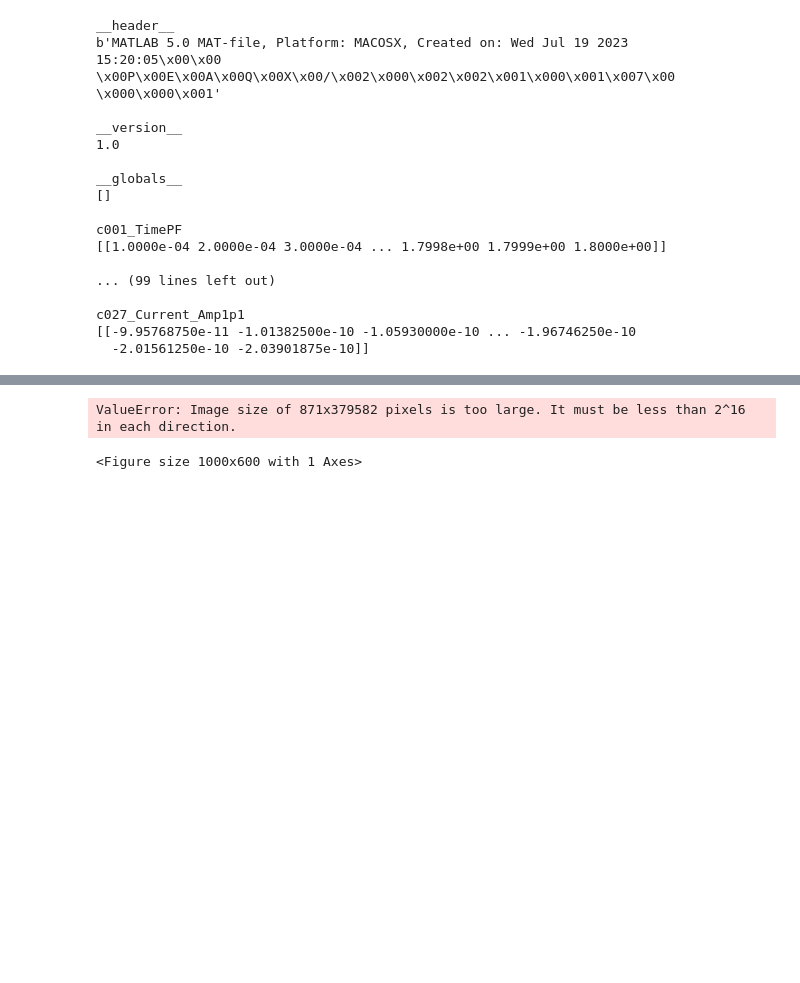
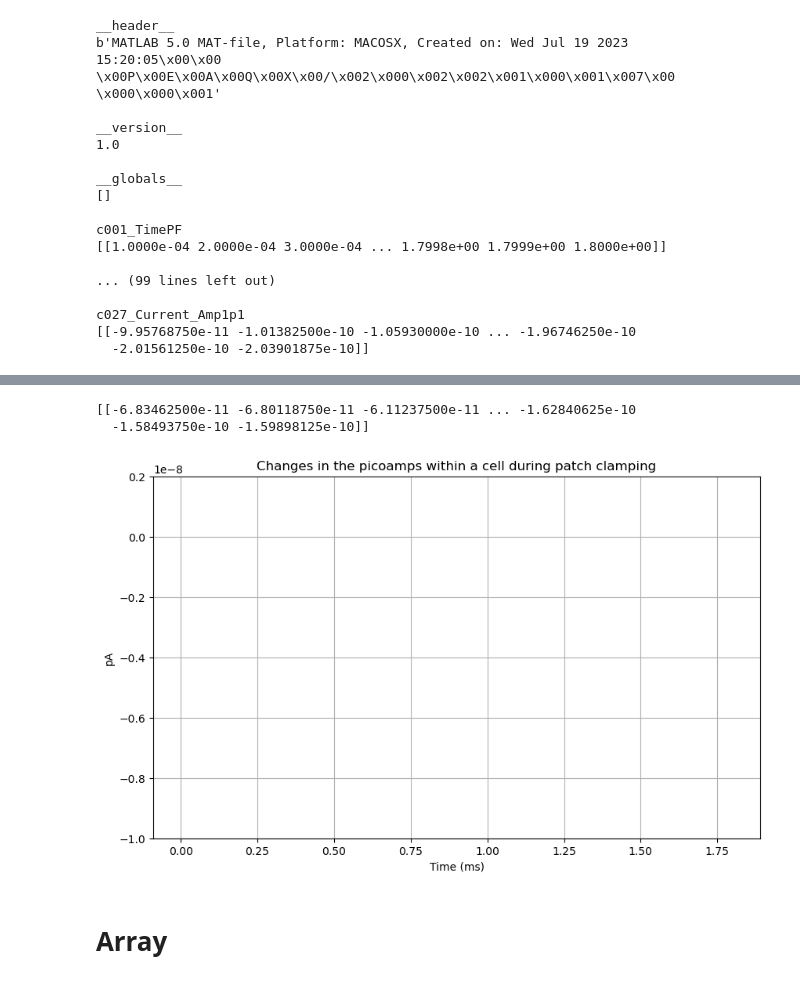
Before and after one commit to joyadler/Analysis_code, a Jupyter notebook: Analysis_code.ipynb, the cells around one changed output, grey strips where cells are left out. Cells and saved outputs as stored; diff of their text form; code cells hidden in the pictures; blank space fills up the shorter version.

```diff
--- a/Analysis_code.ipynb
+++ b/Analysis_code.ipynb
@@ -71,32 +106,35 @@ c030_Current_Amp1p1
 # %%
 # Assuming you have your picoamp data and time data in these arrays
 # For instance:
 # picoamps = np.array([...])
 
 # time = np.linspace(0, 400, 4000)
 
 plt.figure(figsize=(10, 6))  # Create a new figure with a custom size (optional)
 
+# for trial_name, pA in new_data.items():
+#     time = np.linspace(0, len(pA)/10, len(pA))  # Create a time array matching the picoamps array
+#     plt.plot(time, pA, label=trial_name)
+#     break
+
+
+# Plot picoamp data over time for each trial
 for trial_name, pA in new_data.items():
-    time = np.linspace(0, len(pA)/10, len(pA))  # Create a time array matching the picoamps array
-    plt.plot(time, pA, label=trial_name)
-    break
+    print(pA)
+    plt.plot(times, pA)
+    break  # Break the loop after the first iteration
 
-# # Plot picoamp data over time for each trial
-# for trial_name, picoamps in data.items():
-#     plt.plot(time, picoamps, label=trial_name)
-#     break  # Break the loop after the first iteration
-
-plt.ylim(-1000, 2000)
+plt.ylim(-0.00000001, 0.000000002)
 plt.xlabel('Time (ms)')  # Add a label to the x-axis
-plt.ylabel('Picoamps')  # Add a label to the y-axis
+plt.ylabel('pA')  # Add a label to the y-axis
 plt.title('Changes in the picoamps within a cell during patch clamping')  # Add a title
 
-plt.legend()  # Show the legend (optional, useful if you have multiple series)
+# plt.legend()  # Show the legend (optional, useful if you have multiple series)
 
 plt.grid(True)  # Show grid lines (optional)
 
 plt.show()  # Display the plot
 # %% [output]
-ValueError: Image size of 871x379582 pixels is too large. It must be less than 2^16 in each direction.
+[[-6.83462500e-11 -6.80118750e-11 -6.11237500e-11 ... -1.62840625e-10
+  -1.58493750e-10 -1.59898125e-10]]
-<Figure size 1000x600 with 1 Axes>
+[figure, added]
@@ -102,0 +148,2 @@ ValueError: Image size of 871x379582 pixels is too large. It must be less than 2
+# %% [markdown]
+# Array
```
Also changed, not shown: parts of 7 cells of this notebook.
